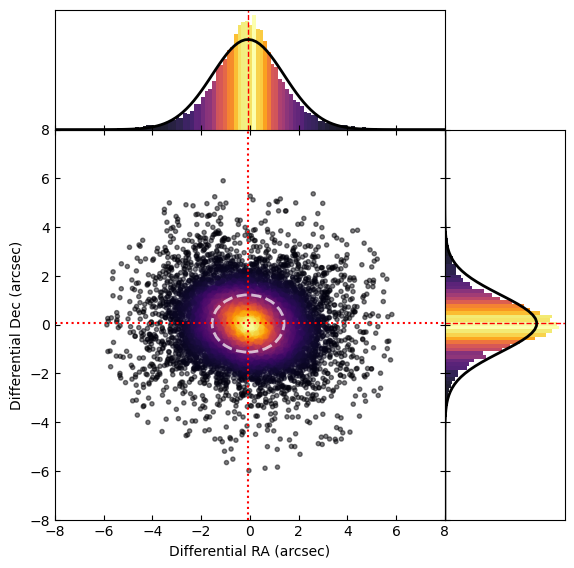
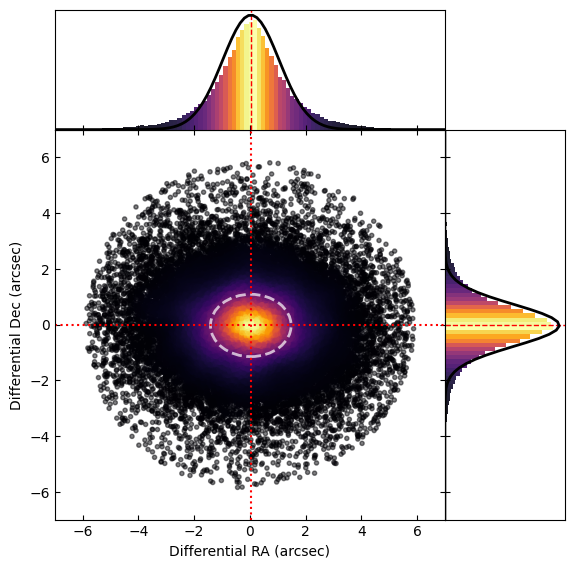
Code edit (unified diff) that turned the first committed figure into the second:
--- before
+++ after
@@ -5,6 +5,6 @@
 
 beam_lofar = 15 # arcsec
-cat_ref = '/home/fdg/phd/obs/catalogues/FIRST_14dec17.fits.gz'
-cat_lolss = '../LoLSS_DR1_rolling.srl.fits'
+cat_ref = '~/storage/FIRST_14dec17.fits.gz'
+cat_lolss = '/homes/fdg/storage/surveytgts/catalogues/LoLSS_DR2-cat.fits'
 ref_t = Table.read(cat_ref)
 img_t = Table.read(cat_lolss)
@@ -79,8 +79,8 @@
 # Calculate the point density
 xy = np.vstack([dra,ddec])
-z = gaussian_kde(xy)(xy)
+z = fast_kde(xy)
 ax.scatter(dra*3600, ddec*3600, marker='.', c=z, cmap=cm.inferno, alpha=.5)
-ax.set_xlim(xmin=-8,xmax=8)
-ax.set_ylim(ymin=-8,ymax=8)
+ax.set_xlim(xmin=-7,xmax=7)
+ax.set_ylim(ymin=-7,ymax=7)
 
 # add ellipses
@@ -100,11 +100,15 @@
 ax_histy.axhline(meanddec, color='r', linestyle='dashed', linewidth=1)
 
-# gaussian fit
-(ra_mu, ra_sigma) = norm.fit(dra*3600)
+# gaussian fit using the 90% of points closest to the mean
+dra_arcsec = np.array(dra*3600)
+ddec_arcsec = np.array(ddec*3600)
+thresh_ra = np.percentile(np.abs(dra_arcsec - meandra), 90)
+thresh_dec = np.percentile(np.abs(ddec_arcsec - meanddec), 90)
+(ra_mu, ra_sigma) = norm.fit(dra_arcsec[np.abs(dra_arcsec - meandra) <= thresh_ra])
 print(ra_mu, ra_sigma)
-gaus = norm.pdf( bins, ra_mu, ra_sigma)
+gaus = norm.pdf(bins, ra_mu, ra_sigma)
 l = ax_histx.plot(bins, gaus, 'k-', linewidth=2)
-(dec_mu, dec_sigma) = norm.fit(ddec*3600)
-gaus = norm.pdf( bins, dec_mu, dec_sigma)
+(dec_mu, dec_sigma) = norm.fit(ddec_arcsec[np.abs(ddec_arcsec - meanddec) <= thresh_dec])
+gaus = norm.pdf(bins, dec_mu, dec_sigma)
 l = ax_histy.plot(gaus, bins, 'k-', linewidth=2)
 
@@ -118,5 +122,3 @@
 ax.axhline(meanddec, ls=":", color='r')
 
-#ax.grid(alpha=.2)
-
 fig.savefig('astrometry.pdf', bbox_inches='tight', facecolor='w')

Commit: update